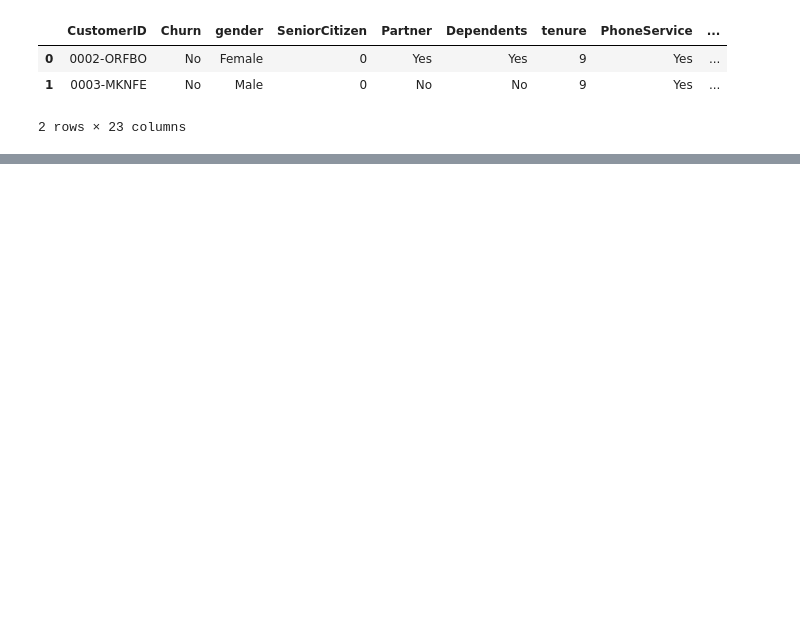
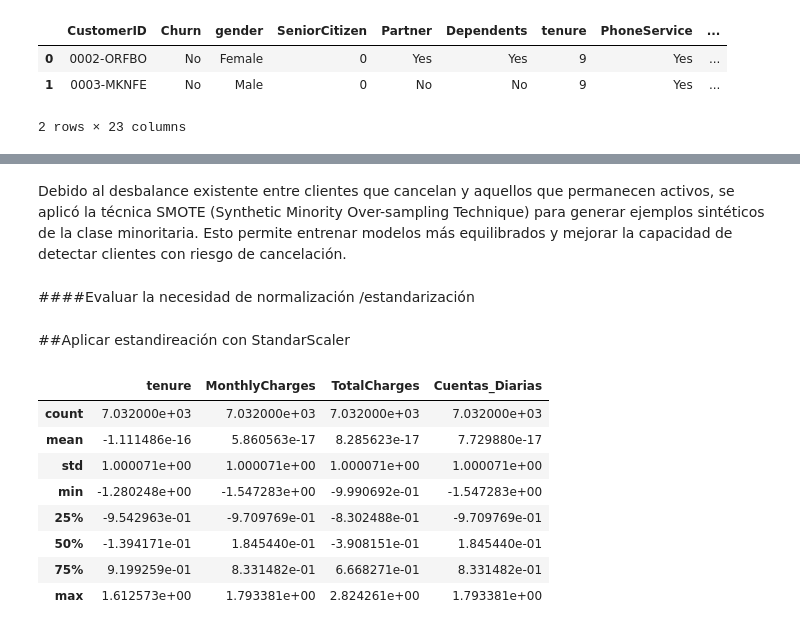
Before and after one commit to Pameta1/TelecomX_2, a Jupyter notebook: TelecomX_2.ipynb, the cells around one changed output, grey strips where cells are left out. Cells and saved outputs as stored; diff of their text form; code cells hidden in the pictures; blank space fills up the shorter version.

```diff
--- a/TelecomX_2.ipynb
+++ b/TelecomX_2.ipynb
@@ -72,2 +116,7 @@ preprocesador = ColumnTransformer(
     ]
 )
+# %%
+# Aplicar One_Hot Encoding
+X_encoded = pd.get_dummies(X,drop_first=True)
+
+print(X_encoded.shape)
@@ -73,0 +219,27 @@ preprocesador = ColumnTransformer(
+# %% [markdown]
+Debido al desbalance existente entre clientes que cancelan y aquellos que permanecen activos, se aplicó la técnica SMOTE (Synthetic Minority Over-sampling Technique) para generar ejemplos sintéticos de la clase minoritaria. Esto permite entrenar modelos más equilibrados y mejorar la capacidad de detectar clientes con riesgo de cancelación.
+# %% [markdown]
+####Evaluar la necesidad de normalización /estandarización
+# %% [markdown]
+##Aplicar estandireación con StandarScaler
+# %%
+# Identificación de variables numéricas
+from sklearn.preprocessing import StandardScaler
+
+columnas_numericas = ['tenure','MonthlyCharges','TotalCharges','Cuentas_Diarias']
+# %%
+scaler = StandardScaler()
+
+X_encoded[columnas_numericas] = scaler.fit_transform(X_encoded[columnas_numericas])
+# %%
+X_encoded[columnas_numericas].describe()
+# %% [output]
+|  | tenure | MonthlyCharges | TotalCharges | Cuentas_Diarias |
+| count | 7.032000e+03 | 7.032000e+03 | 7.032000e+03 | 7.032000e+03 |
+| mean | -1.111486e-16 | 5.860563e-17 | 8.285623e-17 | 7.729880e-17 |
+| std | 1.000071e+00 | 1.000071e+00 | 1.000071e+00 | 1.000071e+00 |
+| min | -1.280248e+00 | -1.547283e+00 | -9.990692e-01 | -1.547283e+00 |
+| 25% | -9.542963e-01 | -9.709769e-01 | -8.302488e-01 | -9.709769e-01 |
+| 50% | -1.394171e-01 | 1.845440e-01 | -3.908151e-01 | 1.845440e-01 |
+| 75% | 9.199259e-01 | 8.331482e-01 | 6.668271e-01 | 8.331482e-01 |
+| max | 1.612573e+00 | 1.793381e+00 | 2.824261e+00 | 1.793381e+00 |
```
Also changed, not shown: parts of 37 cells of this notebook.
